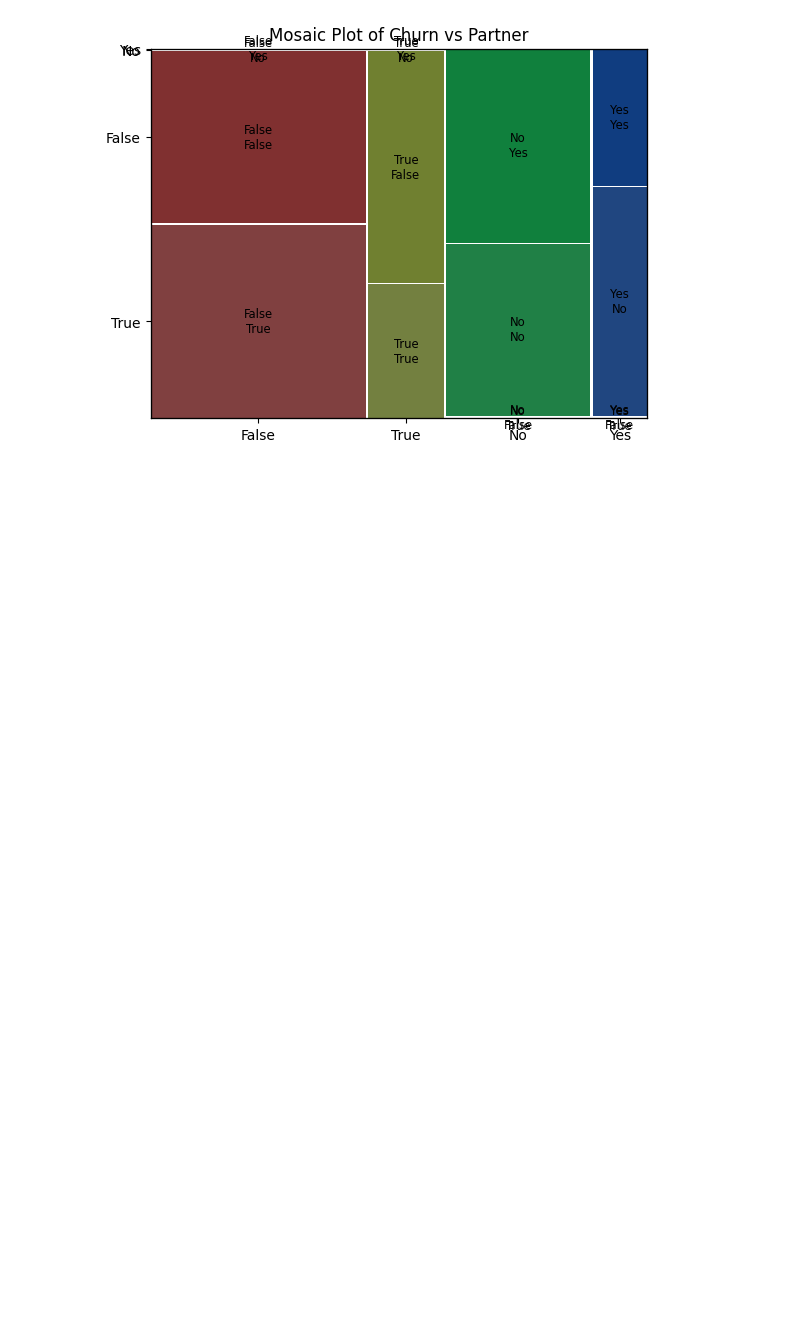
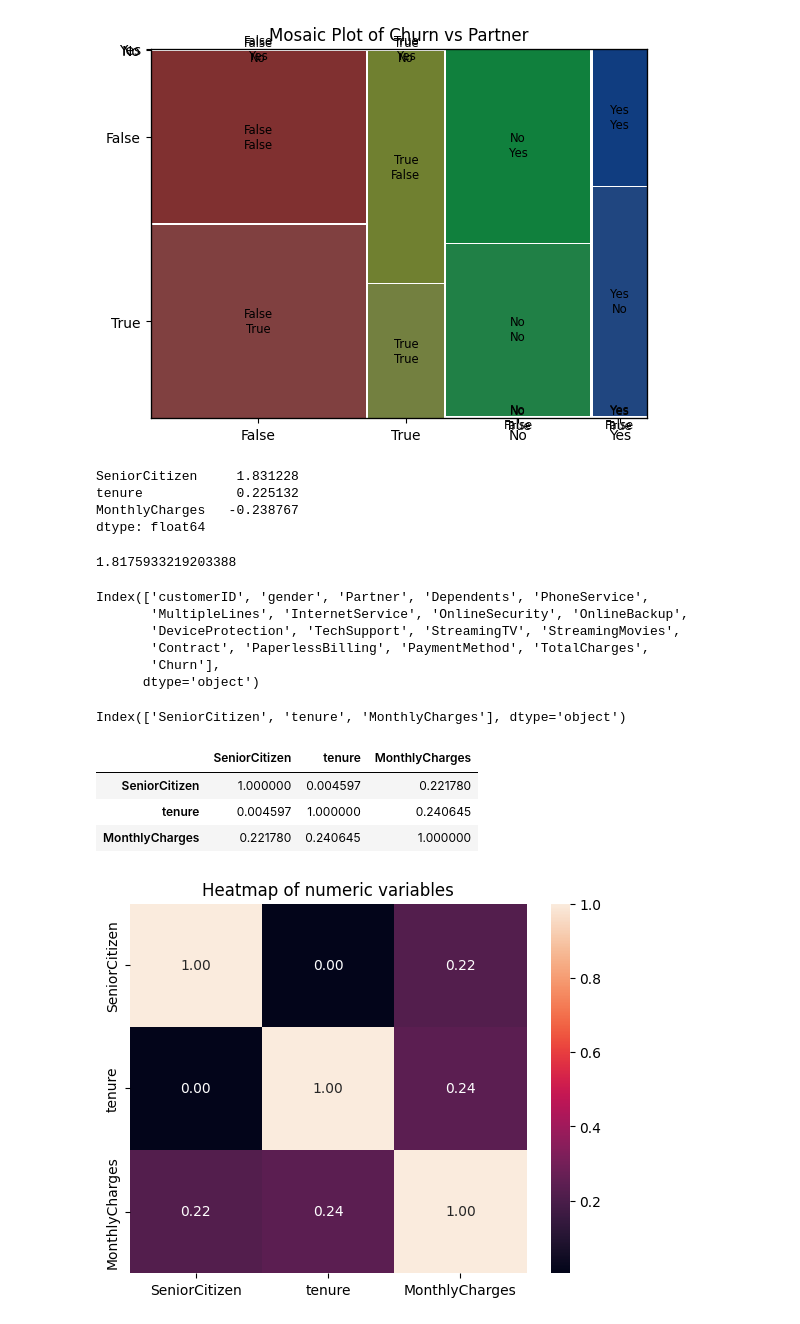
Before and after one commit to Vaniskemunto/Customer_churn-analysis, a Jupyter notebook: customer_churn.ipynb, the cells around one changed output. Drawn from its saved outputs; the diff is of its cells as text; code cells hidden in the pictures; blank space fills up the shorter version.

```diff
--- a/customer_churn.ipynb
+++ b/customer_churn.ipynb
@@ -217,3 +197,45 @@ mosaic(training_data, ['Churn', 'Partner'], title='Mosaic Plot of Churn vs Partn
 plt.show()
 # %% [output]
 [figure]
+# %%
+#skewness
+categorical_columns=training_data.select_dtypes('object').columns
+training_data.drop(categorical_columns,axis=1).skew()
+# %% [output]
+SeniorCitizen     1.831228
+tenure            0.225132
+MonthlyCharges   -0.238767
+dtype: float64
+# %%
+#the skewness of numeric data in the dataset is
+training_data.drop(categorical_columns,axis=1).skew().sum()
+# %% [output]
+1.8175933219203388
+# %%
+categorical_columns
+# %% [output]
+Index(['customerID', 'gender', 'Partner', 'Dependents', 'PhoneService',
+       'MultipleLines', 'InternetService', 'OnlineSecurity', 'OnlineBackup',
+       'DeviceProtection', 'TechSupport', 'StreamingTV', 'StreamingMovies',
+       'Contract', 'PaperlessBilling', 'PaymentMethod', 'TotalCharges',
+       'Churn'],
+      dtype='object')
+# %%
+numerical_columns=training_data.select_dtypes('number').columns
+numerical_columns
+# %% [output]
+Index(['SeniorCitizen', 'tenure', 'MonthlyCharges'], dtype='object')
+# %%
+correlation=training_data[numerical_columns].corr()
+correlation
+# %% [output]
+|  | SeniorCitizen | tenure | MonthlyCharges |
+| SeniorCitizen | 1.000000 | 0.004597 | 0.221780 |
+| tenure | 0.004597 | 1.000000 | 0.240645 |
+| MonthlyCharges | 0.221780 | 0.240645 | 1.000000 |
+# %%
+sns.heatmap(correlation,annot=True,fmt='.2f')
+plt.title('Heatmap of numeric variables',fontsize=12)
+plt.show()
+# %% [output]
+[figure, added]
```
Also changed, not shown: parts of 4 cells of this notebook.
